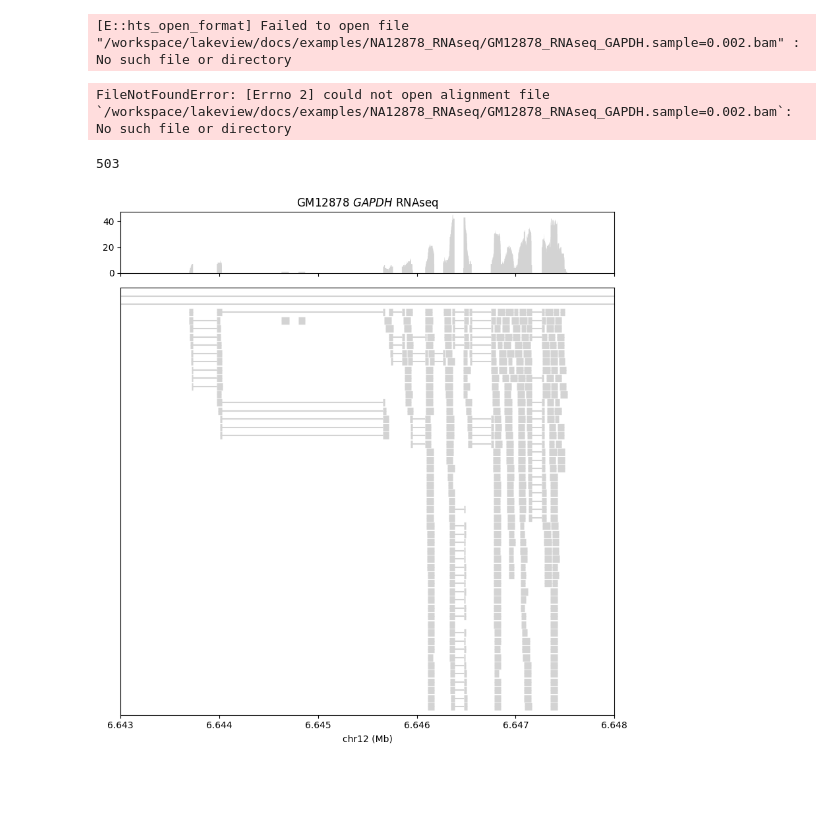
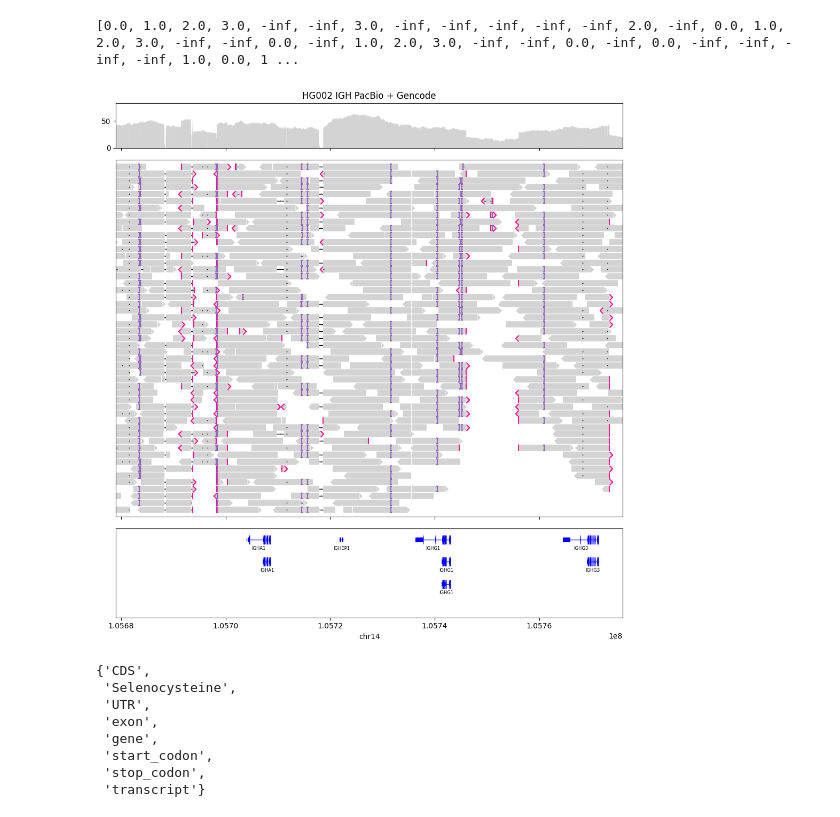
Before and after one commit to jzhang-dev/lakeview, a Jupyter notebook: docs/examples/NA12878_RNAseq/NA12878_RNAseq.py.ipynb, the cells around one changed output. Saved outputs shown, nothing was run; the diff lists cells and outputs as text; code cells hidden in the pictures; blank space fills up the shorter version.

```diff
--- a/docs/examples/NA12878_RNAseq/NA12878_RNAseq.py.ipynb
+++ b/docs/examples/NA12878_RNAseq/NA12878_RNAseq.py.ipynb
@@ -62,30 +81,39 @@ lv.helpers.download_bam(
-# %%
-p = lv.SequenceAlignment.from_file(
-    "/workspace/lakeview/docs/examples/NA12878_RNAseq/GM12878_RNAseq_GAPDH.sample=0.002.bam",
-    "rb",
-)
-# %% [output]
-[E::hts_open_format] Failed to open file "/workspace/lakeview/docs/examples/NA12878_RNAseq/GM12878_RNAseq_GAPDH.sample=0.002.bam" : No such file or directory
-FileNotFoundError: [Errno 2] could not open alignment file `/workspace/lakeview/docs/examples/NA12878_RNAseq/GM12878_RNAseq_GAPDH.sample=0.002.bam`: No such file or directory
-# %%
-len(p.segments)
-# %% [output]
-503
-# %%
-gv = lv.GenomeViewer(2, figsize=(8, 8), height_ratios=(1, 7))
-p.draw_pileup(gv.axes[0], show_mismatches=False)
-p.draw_alignment(
-    gv.axes[1],
-    show_arrowheads=False,
-    show_soft_clipping=False,
-    show_mismatches=True,
-    max_group_height=50,
-    show_group_labels=False,
-    show_group_separators=False,
-)
-gv.set_xlim(6.643e6, 6.648e6)
-gv.set_xlabel("chr12 (Mb)")
-gv.axes[-1].xaxis.set_major_formatter(lv.util.base_formatter(unit="mb", fmt="{:.3f}"))
-gv.set_title("GM12878 $\it{GAPDH}$ RNAseq")
-# %% [output]
-[figure, removed]
+# %%
+CHROMOSOME = "chr14"
+START = 104586347
+END = 107043718
+GENCODE_GTF_PATH = "/workspace/lakeview/tests/data/gencode.v40.annotation.gtf.gz"
+PACBIO_BAM_PATH = "/workspace/lakeview/tests/data/HG002_IGH_PacBio_CCS.bam"
+OUTPUT_PNG_PATH = "/workspace/lakeview/tests/output/IGH_PacBio_Gencode.png"
+
+with gzip.open(GENCODE_GTF_PATH, "rt") as f:
+    gencode_painter = lv.GeneAnnotation.from_gencode_gtf(
+        file_object=f,
+        chromosome=CHROMOSOME,
+        start=START,
+        end=END,
+    )
+pacbio_painter = lv.SequenceAlignment.from_file(PACBIO_BAM_PATH, "rb")
+
+gv = lv.GenomeViewer(3, height_ratios=(1, 8, 2))
+pacbio_painter.draw_pileup(
+    gv.axes[0],
+    show_mismatches=False,
+)
+pacbio_painter.draw_alignment(
+    gv.axes[1],
+    show_mismatches=False,
+    sort_by=lambda seg: -seg.query_alignment_length,
+    max_group_height=50,
+)
+gencode_painter.draw_transcripts(
+    gv.axes[2], max_group_height=4, label_by=lambda t: t.attributes["gene_name"],
+    sort_by=lambda t: -len(t)
+)
+
+gv.set_xlim((105679000, 105776000))
+gv.set_xlabel(CHROMOSOME)
+gv.set_title("HG002 IGH PacBio + Gencode")
+# %% [output]
+[0.0, 1.0, 2.0, 3.0, -inf, -inf, 3.0, -inf, -inf, -inf, -inf, -inf, 2.0, -inf, 0.0, 1.0, 2.0, 3.0, -inf, -inf, 0.0, -inf, 1.0, 2.0, 3.0, -inf, -inf, 0.0, -inf, 0.0, -inf, -inf, -inf, -inf, 1.0, 0.0, 1 ...
+[figure, added]
@@ -91,0 +145,11 @@ gv.set_title("GM12878 $\it{GAPDH}$ RNAseq")
+# %%
+features
+# %% [output]
+{'CDS',
+ 'Selenocysteine',
+ 'UTR',
+ 'exon',
+ 'gene',
+ 'start_codon',
+ 'stop_codon',
+ 'transcript'}
```
Also changed, not shown: parts of 11 cells of this notebook, 6 other files.
